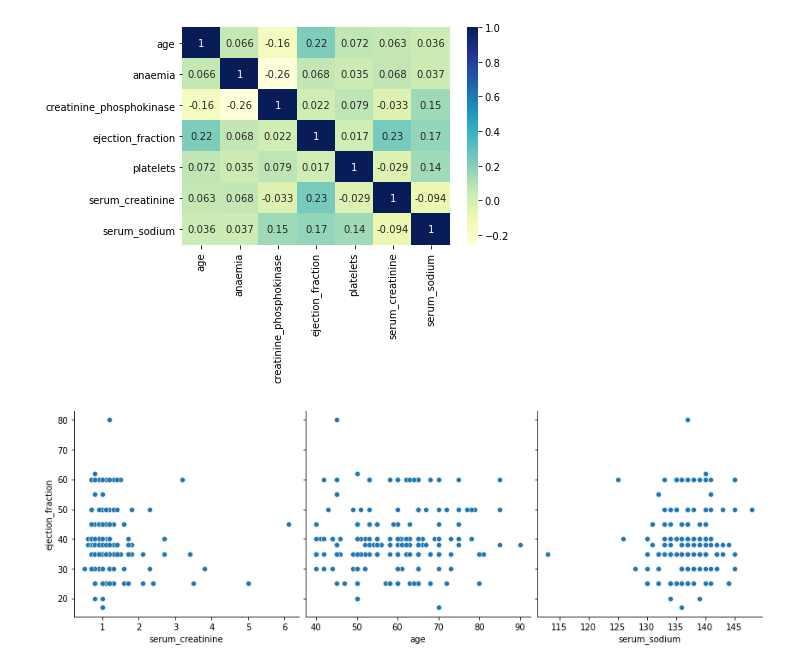
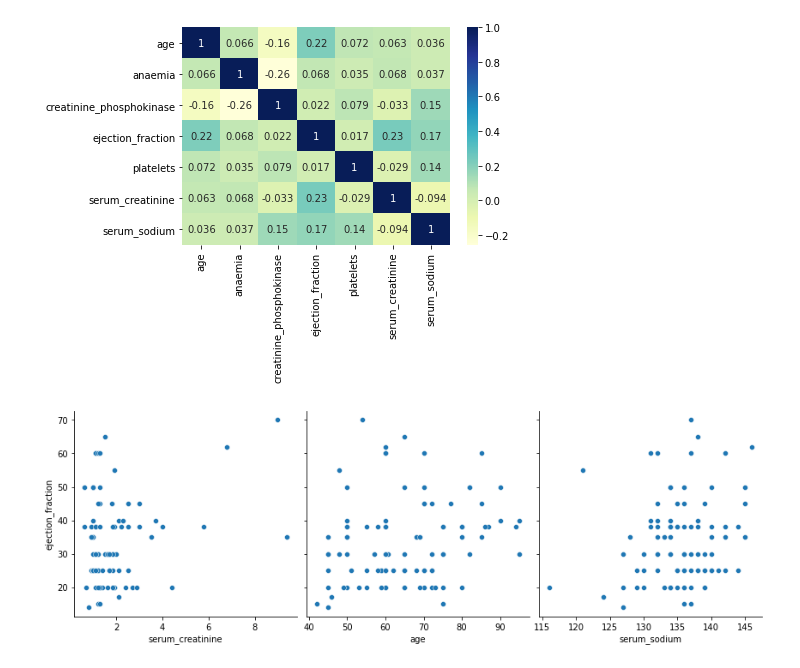
Before and after one commit to gildedgardenia/heart-regression, a Jupyter notebook: heart-regression.ipynb, the cells around one changed output. Saved outputs shown, nothing was run; the diff lists cells and outputs as text; code cells hidden in the pictures.

```diff
--- a/heart-regression.ipynb
+++ b/heart-regression.ipynb
@@ -50,8 +50,8 @@ plt.show()
 # %% [output]
 [figure]
 # %%
-sb.pairplot(survivors_df, x_vars=['serum_creatinine', 'age', 'serum_sodium'],
+sb.pairplot(deaths_df, x_vars=['serum_creatinine', 'age', 'serum_sodium'],
              y_vars='ejection_fraction', size=4, aspect=1, kind='scatter')
 plt.show()
 # %% [output]
-[figure, old version]
+[figure, new version]
```
